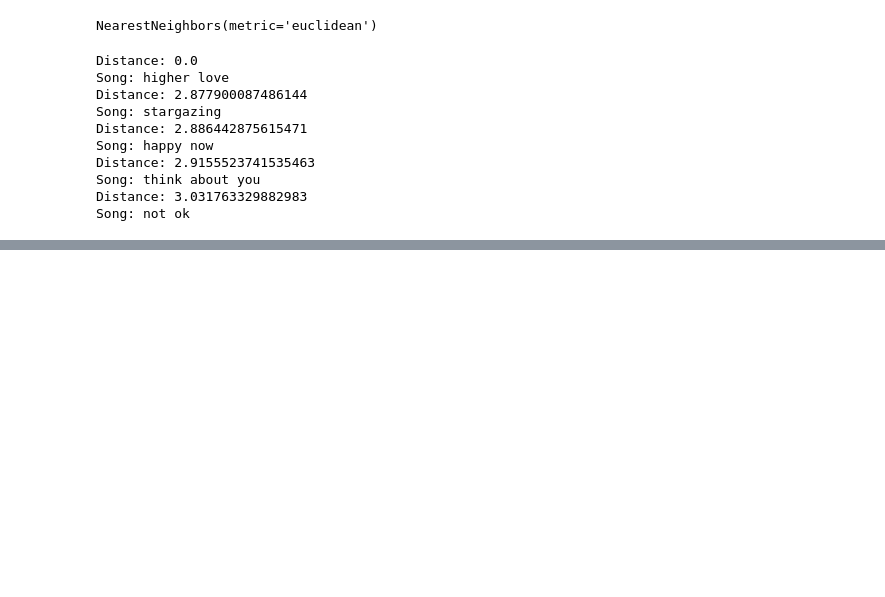
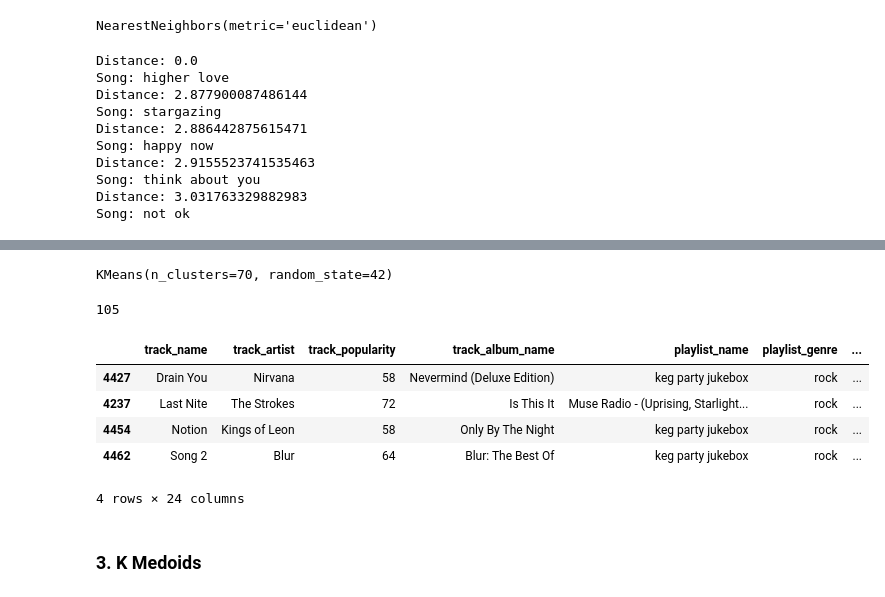
Before and after one commit to lilylogan/cs453_project, a Jupyter notebook: unsupervised_models.ipynb, the cells around one changed output, grey strips where cells are left out. Saved outputs shown, nothing was run; the diff lists cells and outputs as text; code cells hidden in the pictures; blank space fills up the shorter version.

```diff
--- a/unsupervised_models.ipynb
+++ b/unsupervised_models.ipynb
@@ -71,0 +147,39 @@ Song: not ok
+# %%
+kmeans = KMeans(n_clusters=70, random_state=42)
+
+kmeans.fit(processed_X_train)
+# %% [output]
+KMeans(n_clusters=70, random_state=42)
+# %%
+X_train['cluster'] = kmeans.fit_predict(processed_X_train)
+X_val['cluster'] = kmeans.predict(processed_X_val)
+X_test['cluster'] = kmeans.predict(processed_X_test)
+# %%
+def kmeans_recommender(key, n_recommendations):
+    if key not in songs_df["track_key"].values:
+        return "not in database"
+
+    song = songs_df.loc[songs_df["track_key"] == key]
+
+    processed_song = preprocessor.transform(song)
+
+    predicted_cluster = kmeans.predict(processed_song)
+    # print(predicted_cluster)
+
+    similar_songs = X_train[X_train['cluster'] == predicted_cluster[0]]
+
+    print(len(similar_songs))
+
+    return similar_songs.head(n_recommendations)
+# %%
+kmeans_recommender("the pretender _ foo fighters", 4)
+# %% [output]
+105
+|  | track_name | track_artist | track_popularity | track_album_name | playlist_name | playlist_genre | ... |
+| 4427 | Drain You | Nirvana | 58 | Nevermind (Deluxe Edition) | keg party jukebox | rock | ... |
+| 4237 | Last Nite | The Strokes | 72 | Is This It | Muse Radio - (Uprising, Starlight... | rock | ... |
+| 4454 | Notion | Kings of Leon | 58 | Only By The Night | keg party jukebox | rock | ... |
+| 4462 | Song 2 | Blur | 64 | Blur: The Best Of | keg party jukebox | rock | ... |
+4 rows × 24 columns
+# %% [markdown]
+### 3. K Medoids
```
Also changed, not shown: parts of 10 cells of this notebook.
